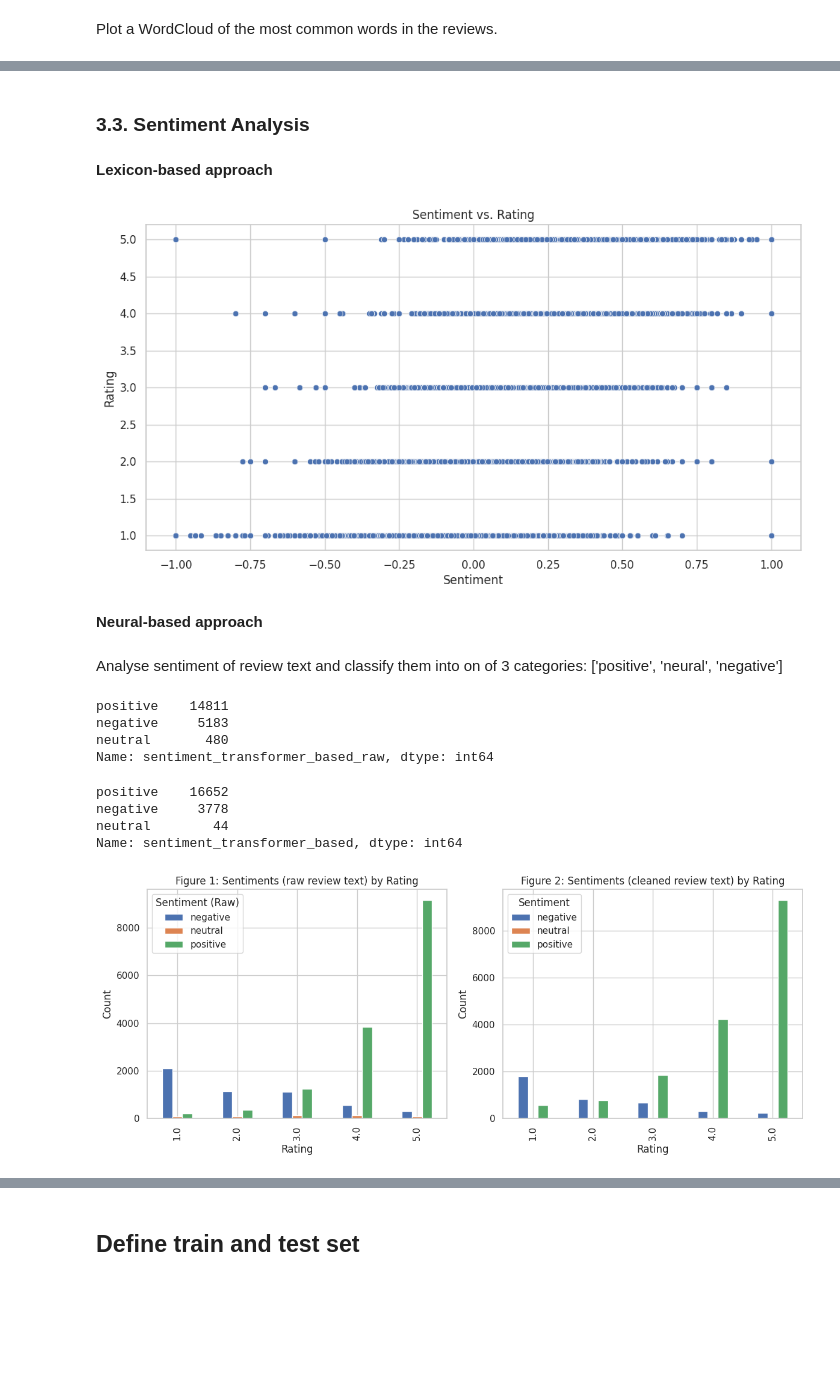
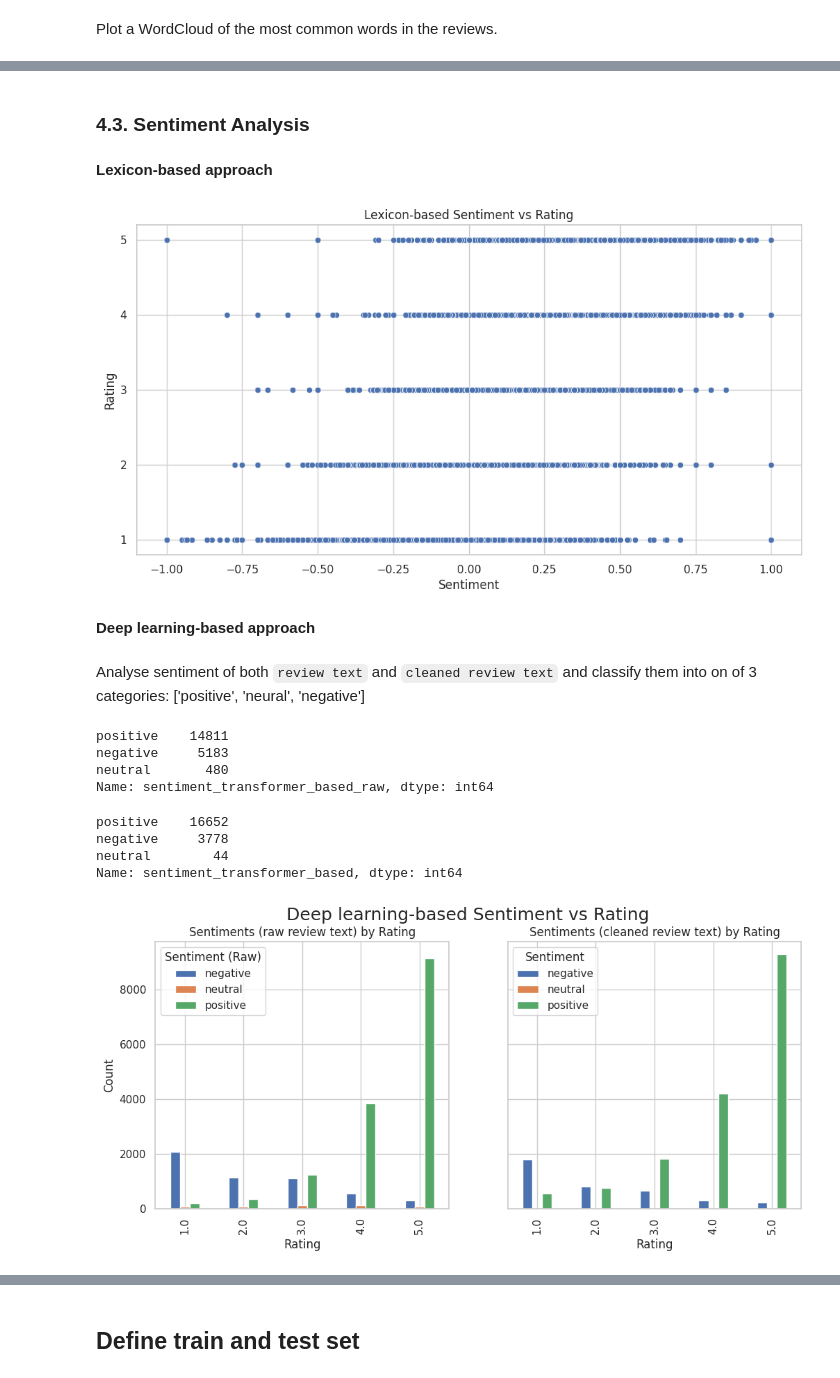
Before and after one commit to vietnq2291/Intro-to-DS, a Jupyter notebook: EDA_hotel_reviews.ipynb, the cells around one changed output, grey strips where cells are left out. Cells and saved outputs as stored; diff of their text form; code cells hidden in the pictures; blank space fills up the shorter version.

```diff
--- a/EDA_hotel_reviews.ipynb
+++ b/EDA_hotel_reviews.ipynb
@@ -88,0 +325,4 @@ data  plots  sample_data
+# %%
+# Fill NaN values with 0 in amenity columns
+amenity_columns = data.filter(regex='^amenity_', axis=1)
+data[amenity_columns.columns] = amenity_columns.fillna(0)
@@ -459,3 +472,0 @@ Popular amenities: ['Air conditioning' 'Airport shuttle' 'Breakfast' 'Fitness ce
-# %%
-data = pd.merge(data_reviews, data_hotel_encoded, how='inner', left_on='hotel_name', right_on='name')
-data
@@ -606,5 +711,5 @@ plt.show()
 # %% [markdown]
-### 3.3. Sentiment Analysis
+### 4.3. Sentiment Analysis
 # %% [markdown]
 **Lexicon-based approach**
 # %%
@@ -615,14 +720,16 @@ data['sentiment_lexicon_based'] = data['review_text_cleaned'].apply(lambda x: Te
 # Plotting the relationship between Sentiment and Ratings
 plt.figure(figsize=(12, 6))
 sns.scatterplot(x='sentiment_lexicon_based', y='rating', data=data)
-plt.title('Sentiment vs. Rating')
+plt.yticks(range(1, 6))
+plt.title('Lexicon-based Sentiment vs Rating')
 plt.xlabel('Sentiment')
 plt.ylabel('Rating')
+plt.savefig('plots/4.3a. Lexicon-based Sentiment vs Rating.png', bbox_inches='tight')
 plt.show()
 # %% [output]
-[figure, old version]
+[figure, new version]
 # %% [markdown]
-**Neural-based approach**
+**Deep learning-based approach**
 # %%
 distilled_student_sentiment_classifier = pipeline(
     model="lxyuan/distilbert-base-multilingual-cased-sentiments-student",
@@ -630,50 +737,49 @@ distilled_student_sentiment_classifier = pipeline(
     truncation=True,
     max_length=512,
     device=0,
-    batch_size=32
+    batch_size=64
 )
 # %% [markdown]
-Analyse sentiment of review text and classify them into on of 3 categories: ['positive', 'neural', 'negative']
+Analyse sentiment of both `review text` and `cleaned review text` and classify them into on of 3 categories: ['positive', 'neural', 'negative']
 # %%
-reviews = list(data['review_text'])
-data['sentiment_transformer_based_raw'] = pd.DataFrame(distilled_student_sentiment_classifier(reviews))['label']
+raw_reviews = list(data['review_text'])
+data['sentiment_transformer_based_raw'] = pd.DataFrame(distilled_student_sentiment_classifier(raw_reviews))['label']
+data['sentiment_transformer_based_raw'].value_counts()
+# %% [output]
+positive    14811
+negative     5183
+neutral       480
+Name: sentiment_transformer_based_raw, dtype: int64
-# %%
-data['sentiment_transformer_based_raw'].value_counts()
-# %% [output]
-positive    14811
-negative     5183
-neutral       480
-Name: sentiment_transformer_based_raw, dtype: int64
 # %%
 cleaned_reviews = list(data['review_text_cleaned'])
 data['sentiment_transformer_based'] = pd.DataFrame(distilled_student_sentiment_classifier(cleaned_reviews))['label']
+data['sentiment_transformer_based'].value_counts()
+# %% [output]
+positive    16652
+negative     3778
+neutral        44
+Name: sentiment_transformer_based, dtype: int64
-# %%
-data['sentiment_transformer_based'].value_counts()
-# %% [output]
-positive    16652
-negative     3778
-neutral        44
-Name: sentiment_transformer_based, dtype: int64
 # %%
-fig, axes = plt.subplots(1, 2, figsize=(12, 5))
+fig, axes = plt.subplots(1, 2, figsize=(12, 5), sharey=True)
+plt.suptitle('Deep learning-based Sentiment vs Rating', fontsize=18)
 
-# Figure 1: Distribution of Sentiments by Rating (Left Subplot)
+# Figure 1: Raw text
 counts1 = data.groupby(['rating', 'sentiment_transformer_based_raw']).size().unstack(fill_value=0)
 counts1.plot(kind='bar', stacked=False, ax=axes[0])
 axes[0].set_xlabel('Rating')
 axes[0].set_ylabel('Count')
-axes[0].set_title('Figure 1: Sentiments (raw review text) by Rating')
+axes[0].set_title('Sentiments (raw review text) by Rating')
 axes[0].legend(title='Sentiment (Raw)')
 
-# Figure 2: Distribution of Sentiments by Rating (Right Subplot)
+# Figure 2: Cleaned text
 counts2 = data.groupby(['rating', 'sentiment_transformer_based']).size().unstack(fill_value=0)
 counts2.plot(kind='bar', stacked=False, ax=axes[1])
 axes[1].set_xlabel('Rating')
 axes[1].set_ylabel('Count')
-axes[1].set_title('Figure 2: Sentiments (cleaned review text) by Rating')
+axes[1].set_title('Sentiments (cleaned review text) by Rating')
 axes[1].legend(title='Sentiment')
 
-plt.tight_layout()
+plt.savefig('plots/4.3b. Deep learning-based Sentiment vs Rating.png', bbox_inches='tight')
 plt.show()
 # %% [output]
-[figure, old version]
+[figure, new version]
```
Also changed, not shown: parts of 140 cells of this notebook.
